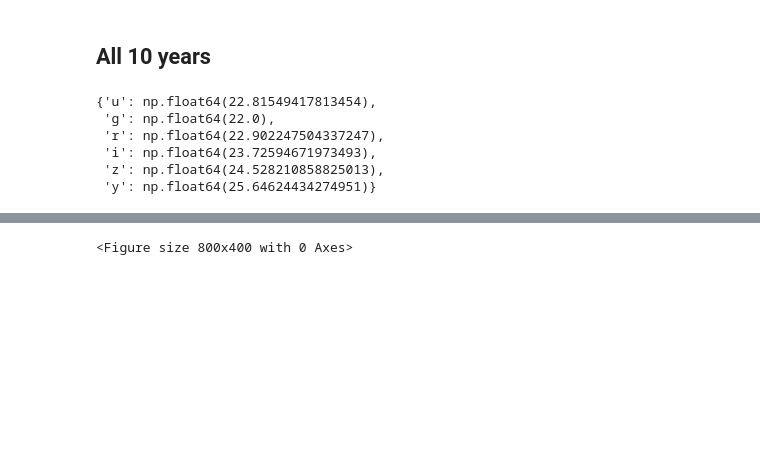
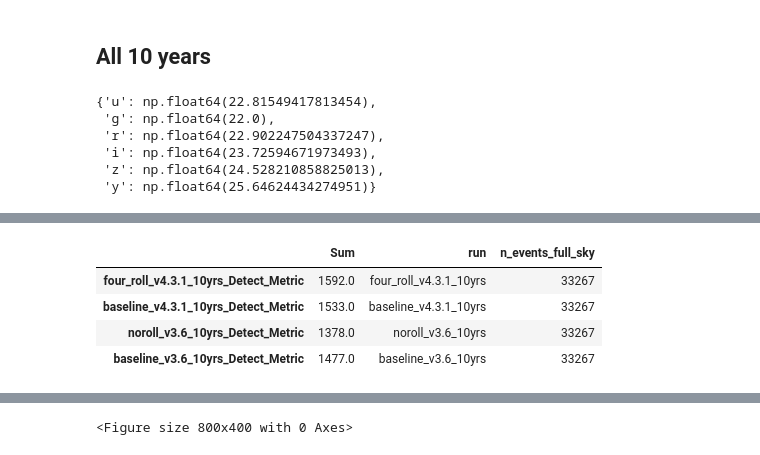
Before and after one commit to andra104/Multi_Transient_Metrics_Hub, a Jupyter notebook: LFBOT/LFBOT_notebook.ipynb, the cells around one changed output, grey strips where cells are left out. Cells and saved outputs as stored; diff of their text form; code cells hidden in the pictures; blank space fills up the shorter version.

```diff
--- a/LFBOT/LFBOT_notebook.ipynb
+++ b/LFBOT/LFBOT_notebook.ipynb
@@ -276,3 +286,11 @@ saved summary to  /Users/andradenebula/Documents/Research/Transient_Metrics/Mult
+# %%
+sum_df_2
+# %% [output]
+|  | Sum | run | n_events_full_sky |
+| four_roll_v4.3.1_10yrs_Detect_Metric | 1592.0 | four_roll_v4.3.1_10yrs | 33267 |
+| baseline_v4.3.1_10yrs_Detect_Metric | 1533.0 | baseline_v4.3.1_10yrs | 33267 |
+| noroll_v3.6_10yrs_Detect_Metric | 1378.0 | noroll_v3.6_10yrs | 33267 |
+| baseline_v3.6_10yrs_Detect_Metric | 1477.0 | baseline_v3.6_10yrs | 33267 |
 # %%
 sum_df
 # %% [output]
```
Also changed, not shown: parts of 15 cells of this notebook, 4 other files.
